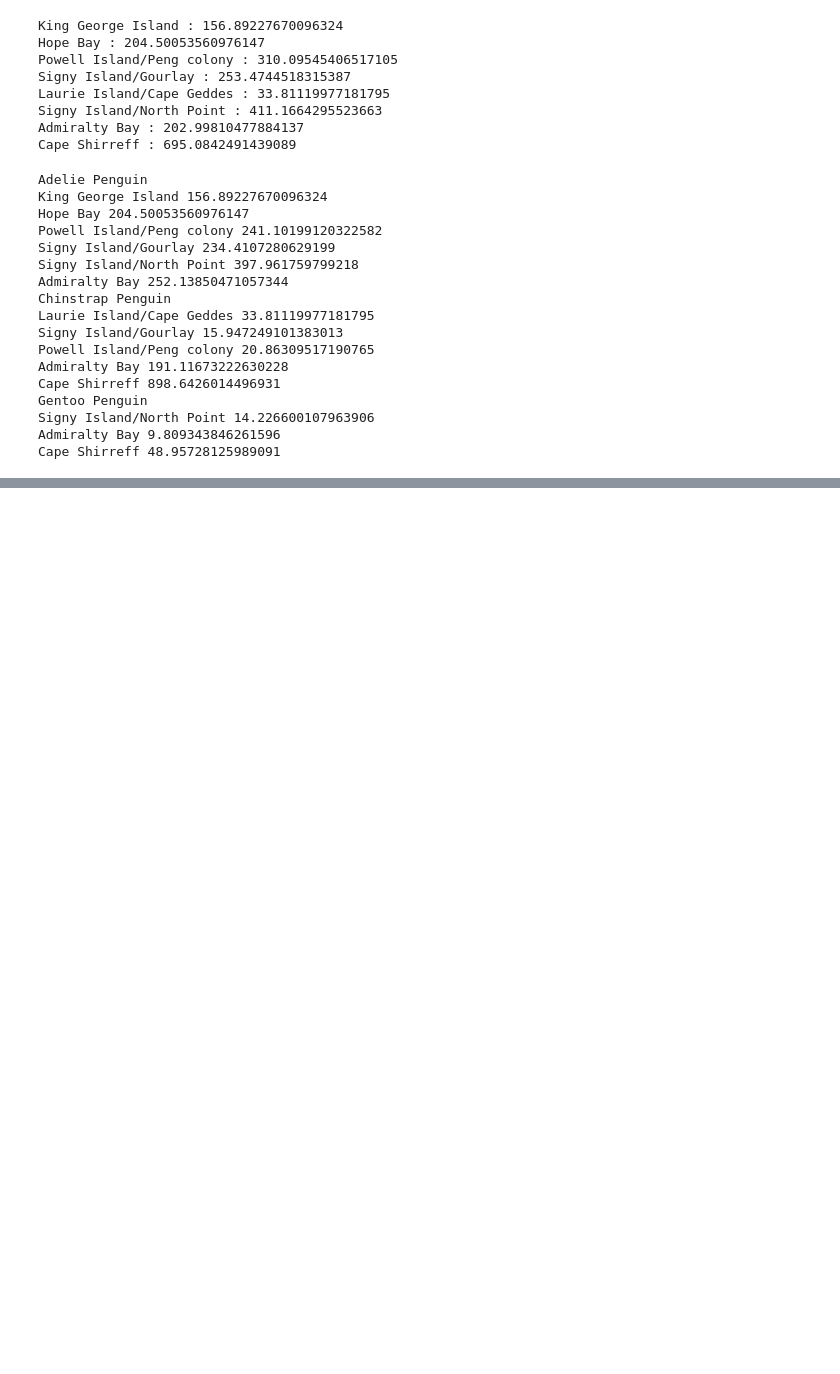
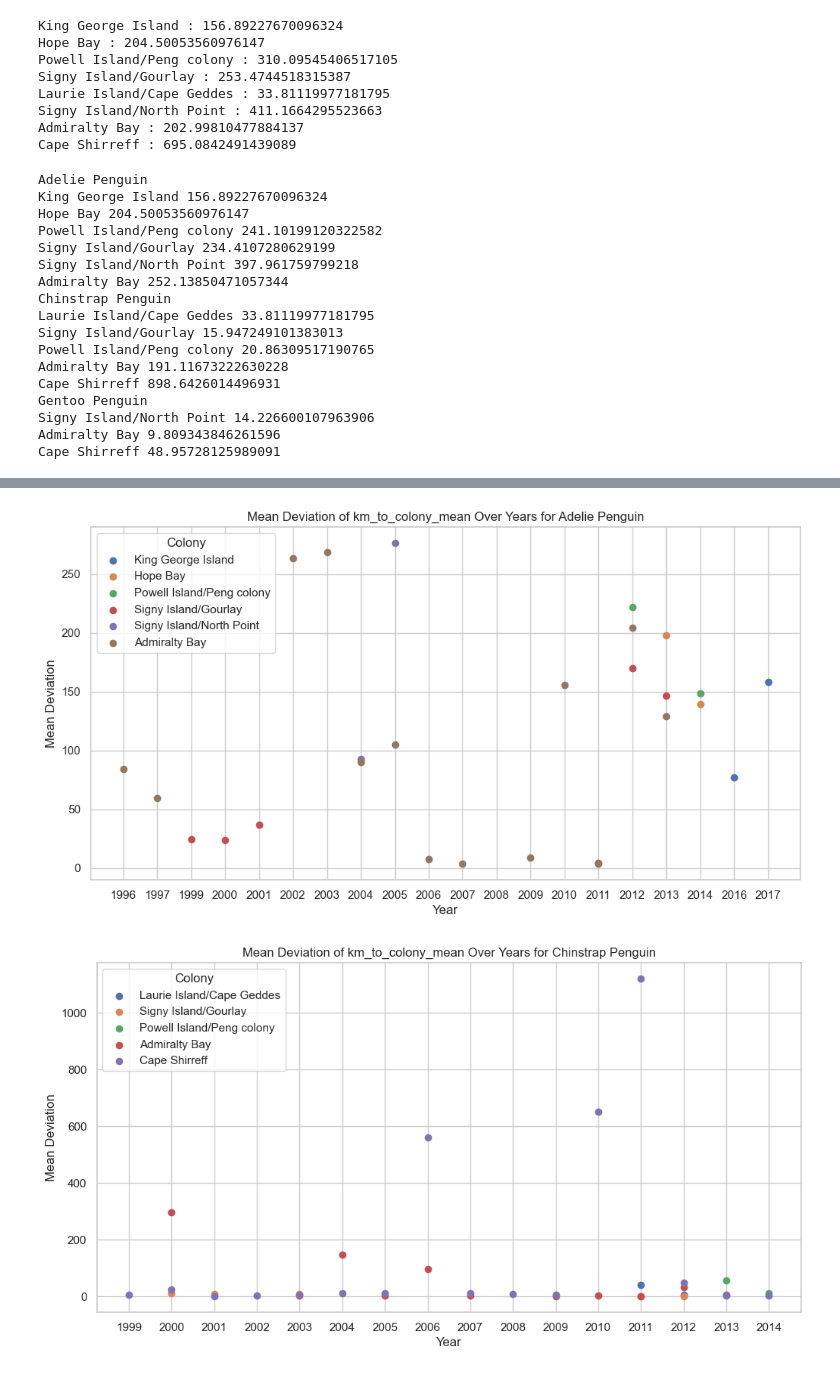
Before and after one commit to lennartp03/projectP, a Jupyter notebook: notebooks/penguin_feature_engineering.ipynb, the cells around one changed output, grey strips where cells are left out. Saved outputs shown, nothing was run; the diff lists cells and outputs as text; code cells hidden in the pictures; blank space fills up the shorter version.

```diff
--- a/notebooks/penguin_feature_engineering.ipynb
+++ b/notebooks/penguin_feature_engineering.ipynb
@@ -519,0 +722,15 @@ Cape Shirreff 48.95728125989091
+# %%
+# for each species and colony
+species = df['common_name'].unique()
+results_species_colony = []
+for year in df_penguins_final['year'].unique():
+    for specie in species:
+        print(specie)
+        for colony in df[df['common_name'] == specie]['colony_name'].unique():
+            df_specie = df_penguins_final[(df_penguins_final['common_name'] == specie) & (df_penguins_final['colony_name'] == colony) & (df_penguins_final['year'] == year)]
+
+            # Calculate mean deviation manually
+            mean_value = df_specie['km_to_colony_mean'].mean()
+            mean_deviation = (df_specie['km_to_colony_mean'] - mean_value).abs().mean()
+            results_species_colony.append({'year': year, 'species': specie, 'colony': colony, 'mean deviation': mean_deviation})
+            print(colony, mean_deviation)
@@ -519,0 +755,19 @@ Cape Shirreff 48.95728125989091
+# %%
+# plot the results in 3 different plots, one for each species
+results_species_colony = pd.DataFrame(results_species_colony)
+
+for specie in species:
+    results_specie = results_species_colony[results_species_colony['species'] == specie]
+    plt.figure(figsize=(12, 6))
+    for colony in results_specie['colony'].unique():
+        colony_data = results_specie[results_specie['colony'] == colony]
+        plt.scatter(colony_data['year'], colony_data['mean deviation'], label=colony)
+    plt.xlabel('Year')
+    plt.ylabel('Mean Deviation')
+    plt.title(f'Mean Deviation of km_to_colony_mean Over Years for {specie}')
+    plt.legend(title='Colony')
+    plt.grid(True)
+    plt.show()
+# %% [output]
+[figure, added]
+[figure, added]
```
Also changed, not shown: parts of 20 cells of this notebook, 4 other files.
